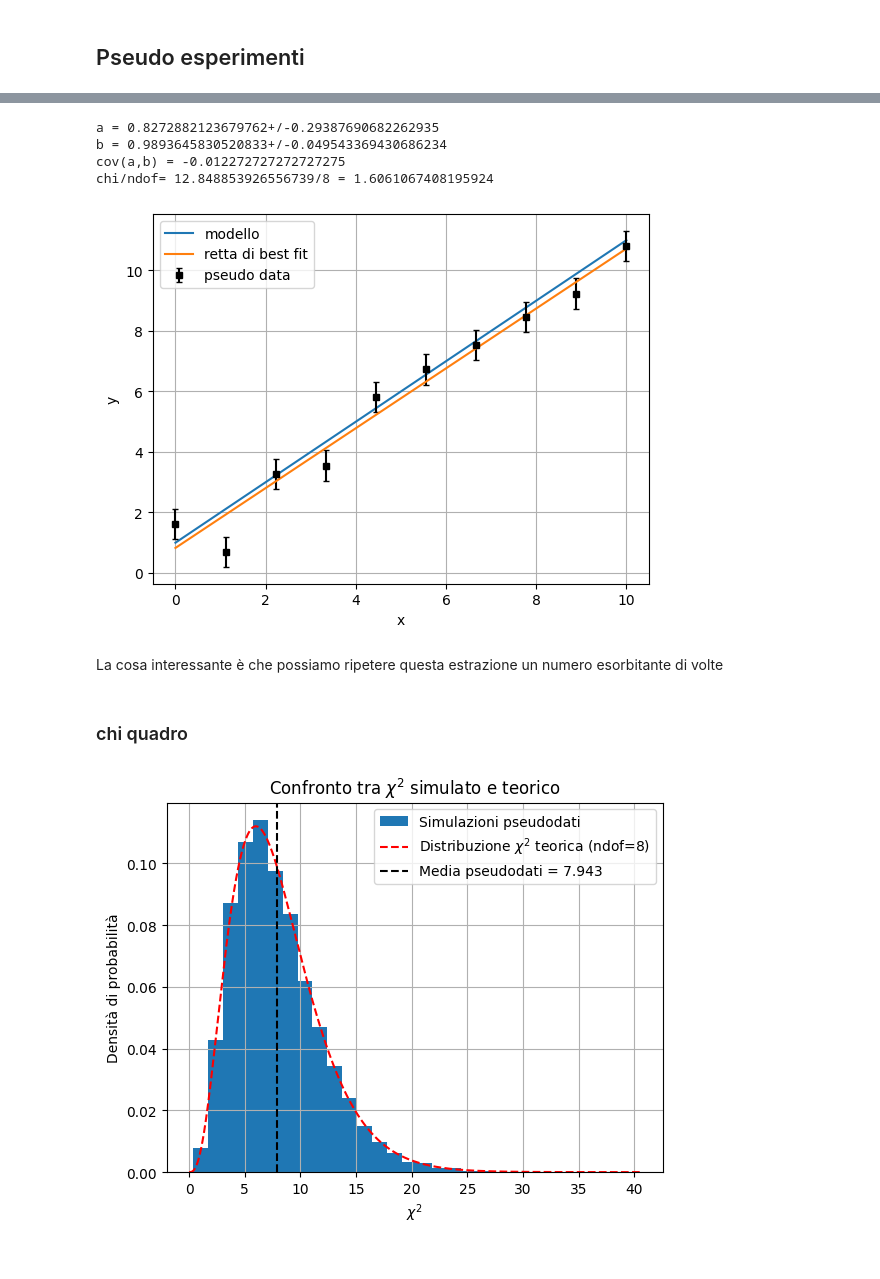
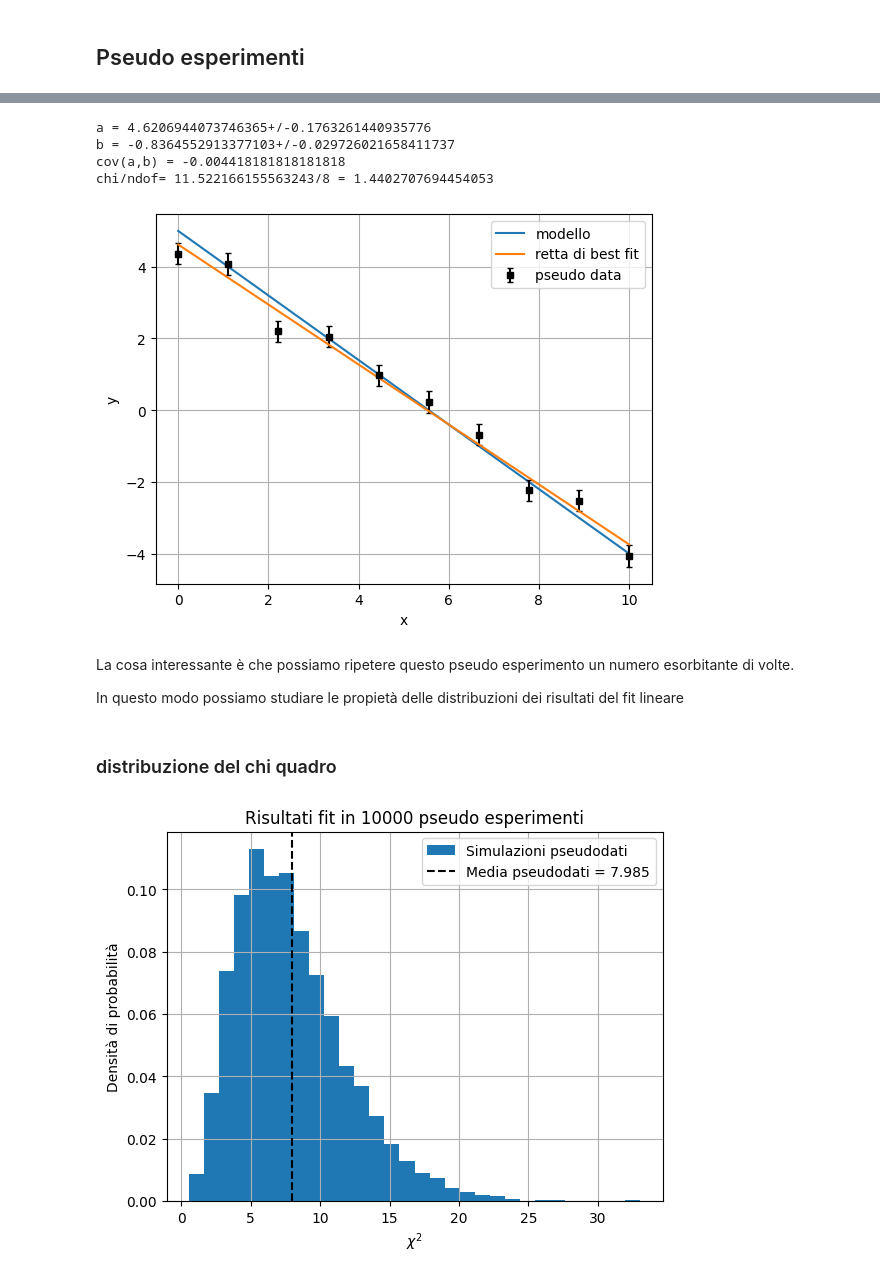
Before and after one commit to campajola/python_lecture_lab2, a Jupyter notebook: 03_miscellanea.ipynb, the cells around one changed output, grey strips where cells are left out. Cells and saved outputs as stored; diff of their text form; code cells hidden in the pictures.

```diff
--- a/03_miscellanea.ipynb
+++ b/03_miscellanea.ipynb
@@ -20,8 +20,8 @@ Ad esempio supponiamo che esista una relazione lineare tra x e y del tipo y = A
 npoints = 10
 
 x = np.linspace(0, 10, npoints)
-A = 1
-B = 1
+A = 5
+B = -.9
 y = func(x, A, B)
 
 plt.plot(x, func(x, A, B) , label='modello')
@@ -38,7 +40,7 @@ Possiamo includere nel modello anche un'icertezza sulla misura e utilizzare la f
 # %%
-sigma = 0.5
-W = np.ones_like(x)/sigma**2
-noise = sigma*np.random.normal(0,1,npoints) #errore gaussiano.
+sigma = .3 #errore sulla misura
+W = np.ones_like(x)/sigma**2 #array di pesi
+noise = np.random.normal(0,sigma,npoints) # 'rumore' introdotto nella misura. Modellizzato secondo una gaussiana di media 0 e larghezza = sigma.
 y = func(x, A, B) + noise
 a_f, b_f, sigma_a_f, sigma_b_f, cov_ab_f, chi2_f = fit_lineare_pesato(x, y, W)
 
@@ -51,13 +53,15 @@ plt.grid()
 plt.legend()
 plt.show()
 # %% [output]
-a = 0.8272882123679762+/-0.29387690682262935
-b = 0.9893645830520833+/-0.049543369430686234
-cov(a,b) = -0.012272727272727275
-chi/ndof= 12.848853926556739/8 = 1.6061067408195924
+a = 4.6206944073746365+/-0.1763261440935776
+b = -0.8364552913377103+/-0.029726021658411737
+cov(a,b) = -0.004418181818181818
+chi/ndof= 11.522166155563243/8 = 1.4402707694454053
-[figure, old version]
+[figure, new version]
 # %% [markdown]
-La cosa interessante è che possiamo ripetere questa estrazione un numero esorbitante di volte
+La cosa interessante è che possiamo ripetere questo pseudo esperimento un numero esorbitante di volte.
+
+In questo modo possiamo studiare le propietà delle distribuzioni dei risultati del fit lineare
 # %%
 CHI2 = []
 AF = []
@@ -70,7 +74,7 @@ nsim = 10000
 for i in range(nsim):
     sigma = 0.5
     W = np.ones_like(x)/sigma**2
-    noise = sigma*np.random.normal(0,1,npoints)
+    noise = np.random.normal(0,sigma,npoints)
     y = func(x, A, B) + noise
     a_f, b_f, sigma_a_f, sigma_b_f, cov_ab_f, chi2_f = fit_lineare_pesato(x, y, W, verbose=False)
 
@@ -88,25 +92,18 @@ SAF = np.array(SAF)
 SBF = np.array(SBF)
 COV = np.array(COV)
 # %% [markdown]
-### chi quadro
+### distribuzione del chi quadro
 # %%
-from scipy.stats import chi2
 mean_C = np.mean(CHI2)
 
 plt.hist(CHI2, bins=30, density=True, label="Simulazioni pseudodati")
-ndof = npoints - 2
-xplot = np.linspace(0, np.max(CHI2), nsim)
-chi2_pdf = chi2.pdf(xplot, ndof)
-
-plt.plot(xplot, chi2_pdf, 'r--', label=f'Distribuzione $\\chi^2$ teorica (ndof={ndof})')
 plt.axvline(mean_C, color='black', linestyle='--', label=f'Media pseudodati = {mean_C:.3f}')
 
-# Etichette e legenda
 plt.xlabel('$\chi^2$')
 plt.ylabel('Densità di probabilità')
-plt.title("Confronto tra $\chi^2$ simulato e teorico")
+plt.title(f"Risultati fit in {nsim} pseudo esperimenti")
 plt.legend()
 plt.grid(True)
 plt.show()
 # %% [output]
-[figure, old version]
+[figure, new version]
```
Also changed, not shown: parts of 14 cells of this notebook, 4 other files.
